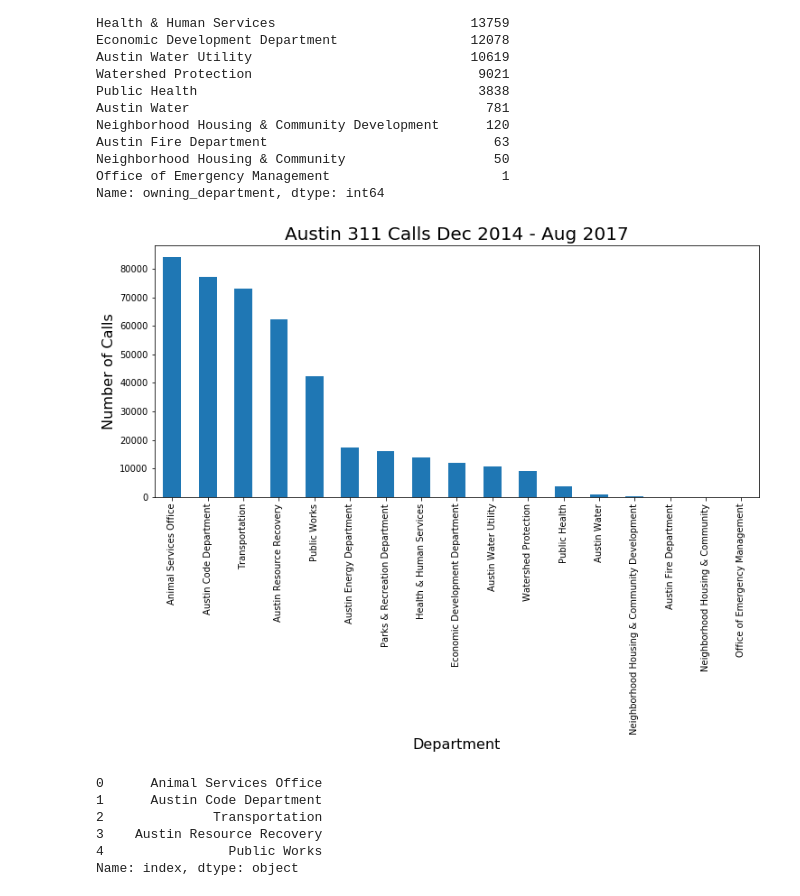
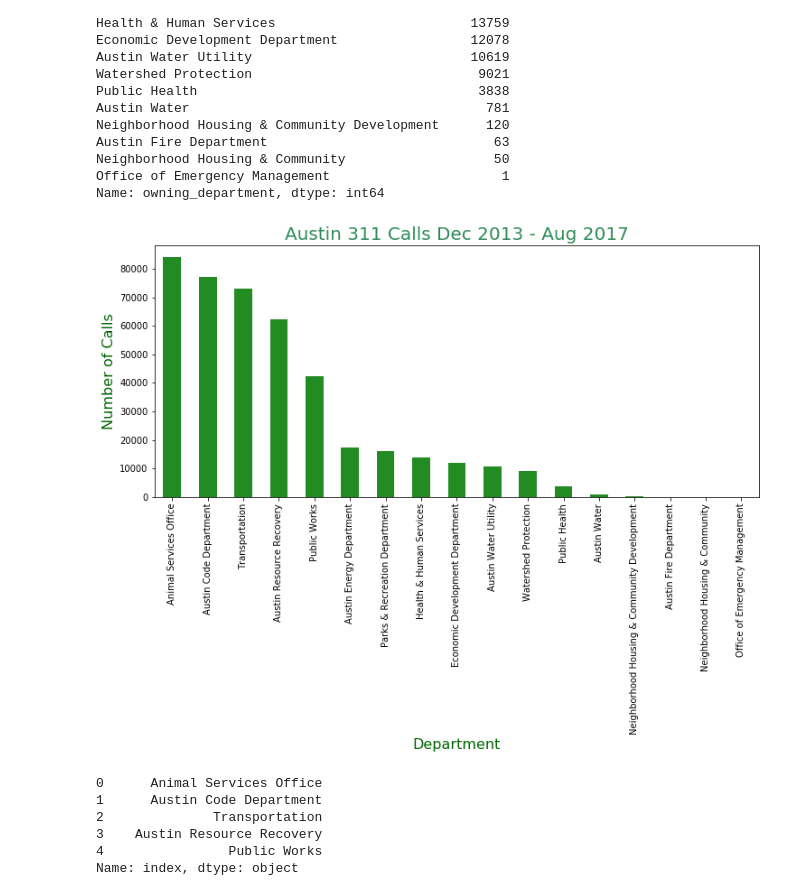
Before and after one commit to mraigosa/Austin_311_analysis, a Jupyter notebook: department analysis.ipynb, the cells around one changed output. Saved outputs shown, nothing was run; the diff lists cells and outputs as text; code cells hidden in the pictures.

Commit message:
color plots

```diff
--- a/department analysis.ipynb
+++ b/department analysis.ipynb
@@ -219,16 +219,16 @@ Neighborhood Housing & Community                   50
 Office of Emergency Management                      1
 Name: owning_department, dtype: int64
 # %%
-pd.value_counts(austin311_df['owning_department']).plot.bar()
+pd.value_counts(austin311_df['owning_department']).plot.bar(color = "forestgreen")
 # plt.tight_layout()
 plt.gcf().subplots_adjust(bottom=0.45)
-plt.title('Austin 311 Calls Dec 2014 - Aug 2017', fontsize=20)
-plt.xlabel('Department', fontsize=16)
-plt.ylabel('Number of Calls', fontsize=16)
+plt.title('Austin 311 Calls Dec 2013 - Aug 2017', fontsize=20, color = "seagreen")
+plt.xlabel('Department', fontsize=16, color = "darkgreen")
+plt.ylabel('Number of Calls', fontsize=16, color = "darkgreen")
 plt.savefig("overviewbydepartment.png")
 plt.show()
 # %% [output]
-[figure, old version]
+[figure, new version]
 # %%
 # most common types of issues (count over 30000)
 top_complaints = austin311_df.owning_department.value_counts().reset_index(name="count").query("count > 30000")["index"]
```
Also changed, not shown: parts of 5 cells of this notebook, 6 other files.
